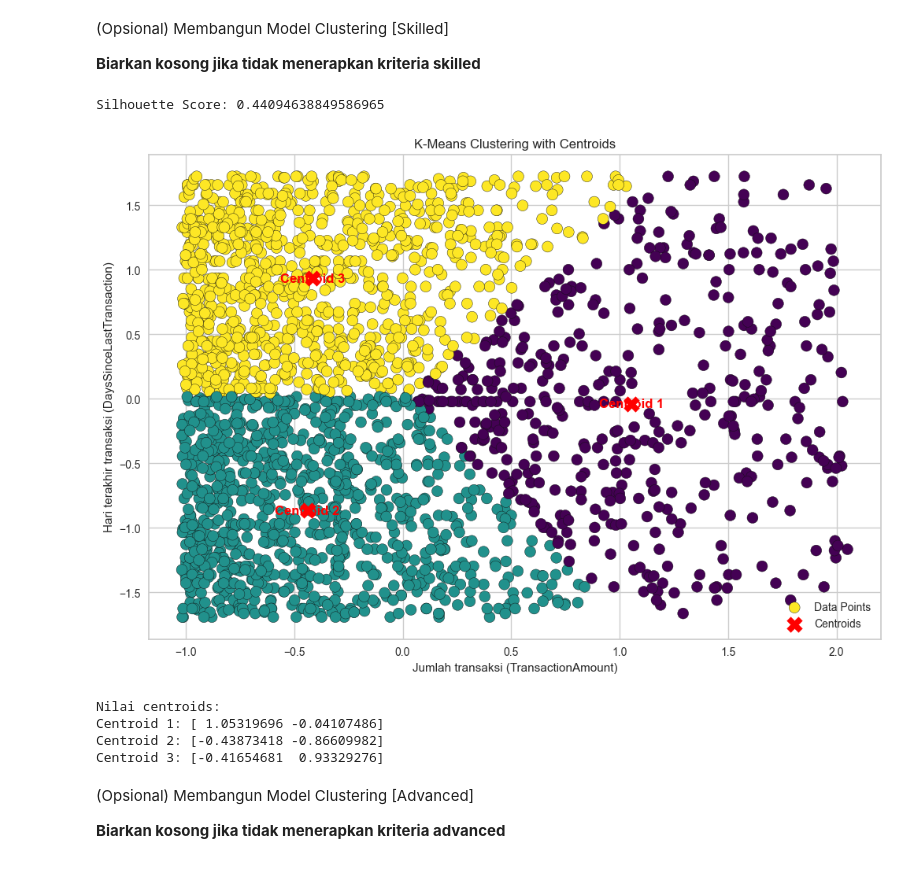
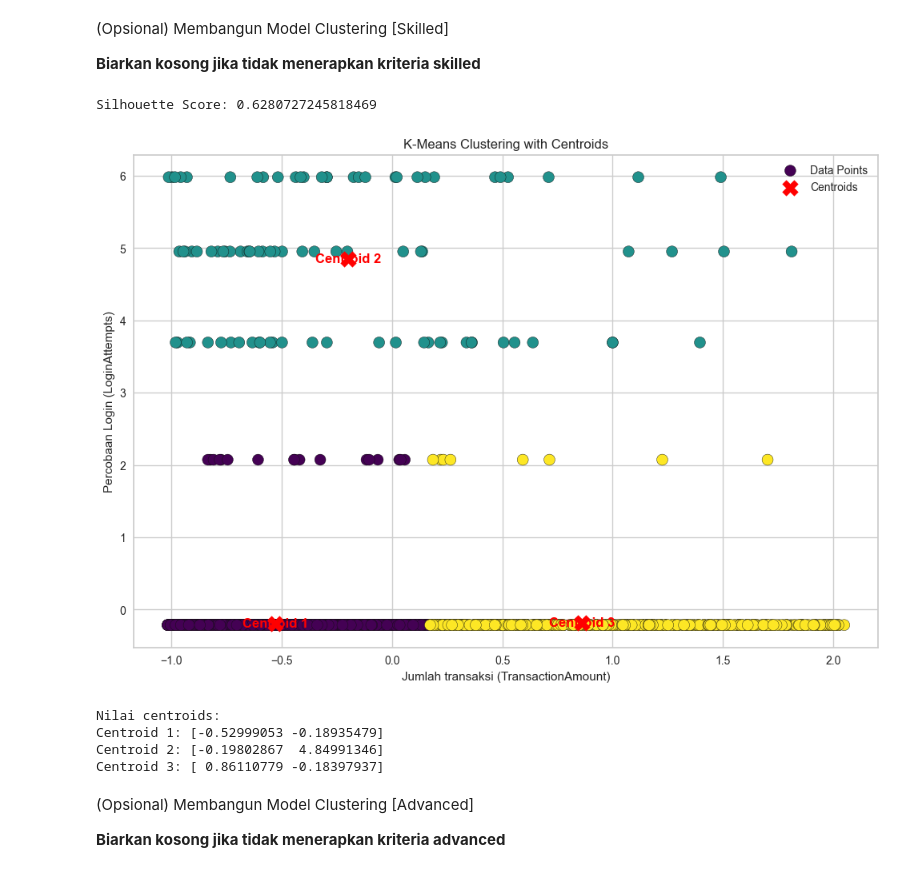
Before and after one commit to redomeire/banking-ml, a Jupyter notebook: [Clustering]_Submission_Akhir_BMLP_Redomeire.ipynb, the cells around one changed output. Drawn from its saved outputs; the diff is of its cells as text; code cells hidden in the pictures.

Commit message:
feat: improve data visualization in analysis module

```diff
--- a/[Clustering]_Submission_Akhir_BMLP_Redomeire.ipynb
+++ b/[Clustering]_Submission_Akhir_BMLP_Redomeire.ipynb
@@ -205,6 +205,10 @@ np.int64(21)
 # Pastikan kamu menggunakan function head setelah melalukan scaling.
 scaler = StandardScaler()
 df_scaled = df.copy()
+
+# Melakukan transformasi log pada fitur LoginAttempts
+df_scaled['LoginAttempts'] = np.log1p(df['LoginAttempts'])
+
 # Mengubah kolom TransactionDate dan PreviousTransactionDate menjadi tipe datetime kemudian ekstrak menjadi kolom DaysSinceLastTransaction
 df_scaled['TransactionDate'] = pd.to_datetime(df_scaled['TransactionDate'])
 df_scaled['PreviousTransactionDate'] = pd.to_datetime(df_scaled['PreviousTransactionDate'])
@@ -301,13 +308,16 @@ np.int64(0)
 
 **Biarkan kosong jika tidak menerapkan kriteria advanced**
 # %%
+# Tidak menyertakan kolom LoginAttempts dalam penanganan outlier
+cols_for_outlier_handling = [col for col in num_features.columns if col != 'LoginAttempts']
+
 # Melakukan Handling Outlier Data berdasarkan jumlah outlier, apakah menggunakan metode drop atau mengisi nilai tersebut.
-Q1 = df_scaled[num_features.columns].quantile(0.25)
-Q3 = df_scaled[num_features.columns].quantile(0.75)
+Q1 = df_scaled[cols_for_outlier_handling].quantile(0.25)
+Q3 = df_scaled[cols_for_outlier_handling].quantile(0.75)
 IQR = Q3 - Q1
 
 # filter data yang bukan outlier
-condition = ~((df_scaled[num_features.columns] < (Q1 - 1.5 * IQR)) | (df_scaled[num_features.columns] > (Q3 + 1.5 * IQR))).any(axis=1)
+condition = ~((df_scaled[cols_for_outlier_handling] < (Q1 - 1.5 * IQR)) | (df_scaled[cols_for_outlier_handling] > (Q3 + 1.5 * IQR))).any(axis=1)
 df_scaled = df_scaled[condition].copy()
 
 # Melakukan visualisasi ulang untuk memastikan outlier telah ditangani.
@@ -388,8 +398,8 @@ df_clustering.describe()
 kmeans = KMeans()
 visualizer = KElbowVisualizer(kmeans, k=(1, 10))
 
-# Mengambil kolom AgeGroup dan TransactionAmountGroup untuk visualisasi
-X = df_clustering.iloc[:, [0, 9]].values
+# Mengambil kolom AgeGroup, LoginAttempt, dan TransactionAmountGroup untuk visualisasi
+X = df_clustering.iloc[:, [0, 7]].values
 visualizer.fit(X)
 visualizer.show()
 # %% [output]
@@ -423,33 +433,33 @@ joblib.dump(kmeans, "model_clustering.h5")
 silhouette_avg = silhouette_score(X, kmeans.labels_)
 print("Silhouette Score:", silhouette_avg)
 # %% [output]
-Silhouette Score: 0.44094638849586965
+Silhouette Score: 0.6280727245818469
 # %%
 # Membuat visualisasi hasil clustering
 centroids = kmeans.cluster_centers_
 plt.figure(figsize=(12, 8))
 
 plt.scatter(X[:, 0], X[:, 1], c=kmeans.labels_, cmap='viridis', marker='o', edgecolor='k', s=100, label='Data Points')
 plt.scatter(centroids[:, 0], centroids[:, 1], c='red', s=200, marker='X', label='Centroids')
 
 for i, centroid in enumerate(centroids):
     plt.text(centroid[0], centroid[1], f'Centroid {i+1}', fontsize=12, ha='center', va='center', color='red', weight='bold')
 
 plt.title('K-Means Clustering with Centroids')
 plt.xlabel('Jumlah transaksi (TransactionAmount)')
-plt.ylabel('Hari terakhir transaksi (DaysSinceLastTransaction)')
+plt.ylabel('Percobaan Login (LoginAttempts)')
 plt.legend()
 plt.show()
 
 print("Nilai centroids:")
 for i, centroid in enumerate(centroids):
     print(f'Centroid {i+1}: {centroid}')
 # %% [output]
-[figure, old version]
+[figure, new version]
 Nilai centroids:
-Centroid 1: [ 1.05319696 -0.04107486]
-Centroid 2: [-0.43873418 -0.86609982]
-Centroid 3: [-0.41654681  0.93329276]
+Centroid 1: [-0.52999053 -0.18935479]
+Centroid 2: [-0.19802867  4.84991346]
+Centroid 3: [ 0.86110779 -0.18397937]
 # %% [markdown]
 (Opsional) Membangun Model Clustering [Advanced]
 
```
Also changed, not shown: parts of 8 cells of this notebook, 8 other files.
